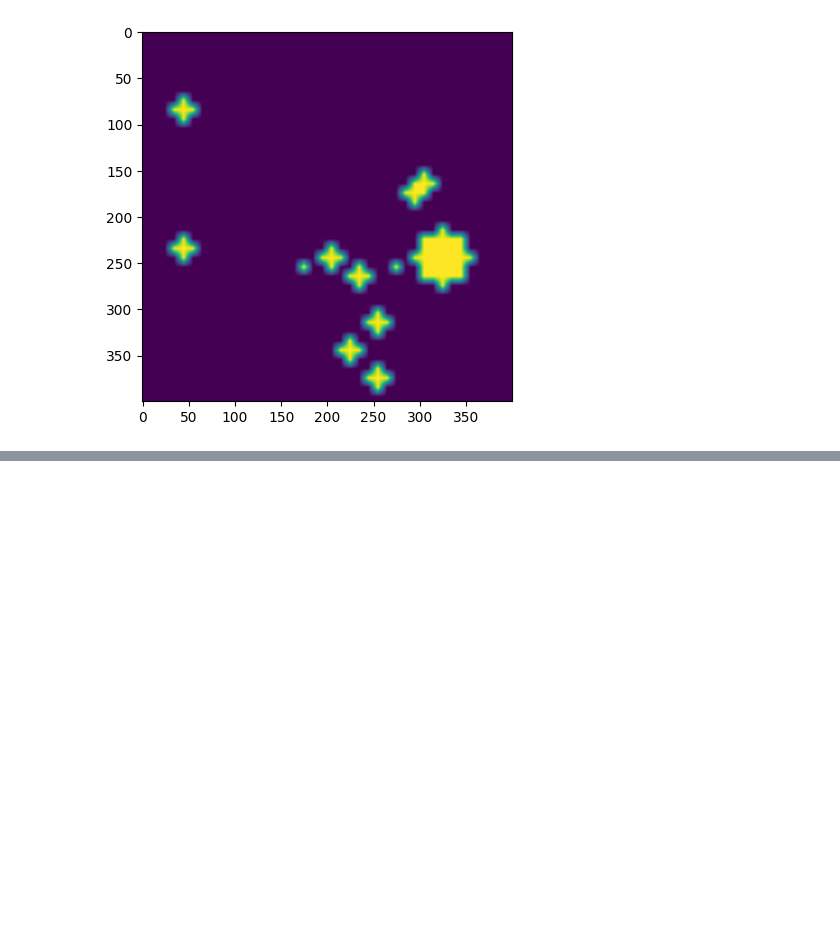
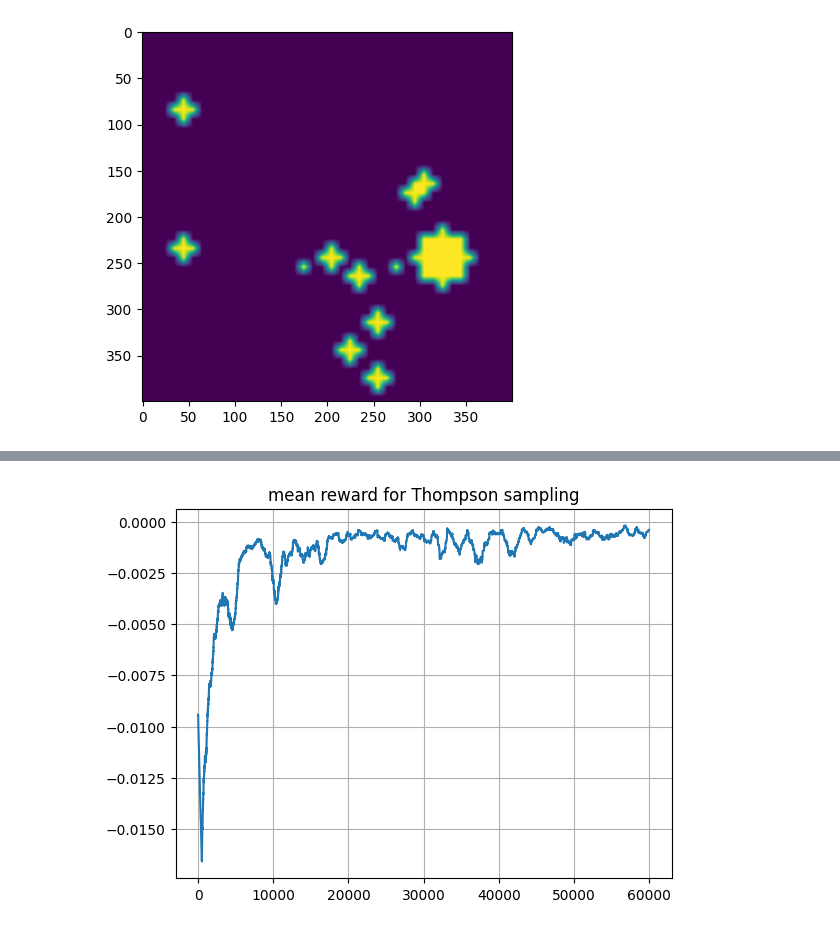
Before and after one commit to CorporalCleg/RobotQ, a Jupyter notebook: robotq/env.ipynb, the cells around one changed output, grey strips where cells are left out. Drawn from its saved outputs; the diff is of its cells as text; code cells hidden in the pictures; blank space fills up the shorter version.

```diff
--- a/robotq/env.ipynb
+++ b/robotq/env.ipynb
@@ -58,0 +108,7 @@ record_video(env, Q_table, 'Q-learning.mp4')
+# %%
+plt.plot(convolved)
+plt.title("mean reward for Thompson sampling")
+plt.grid()
+plt.savefig("mean_reward")
+# %% [output]
+[figure, added]
```
Also changed, not shown: parts of 16 cells of this notebook, 1 other file.
